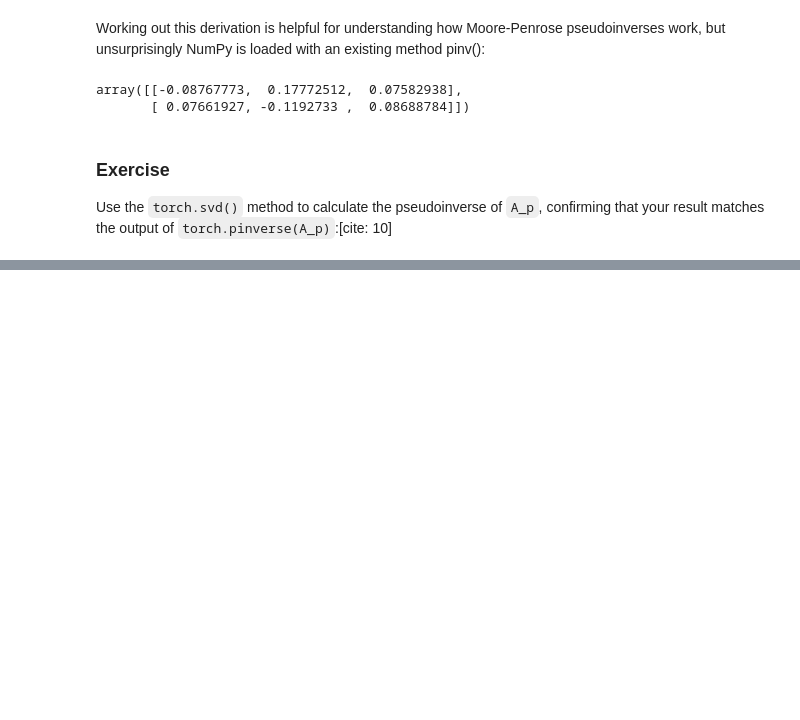
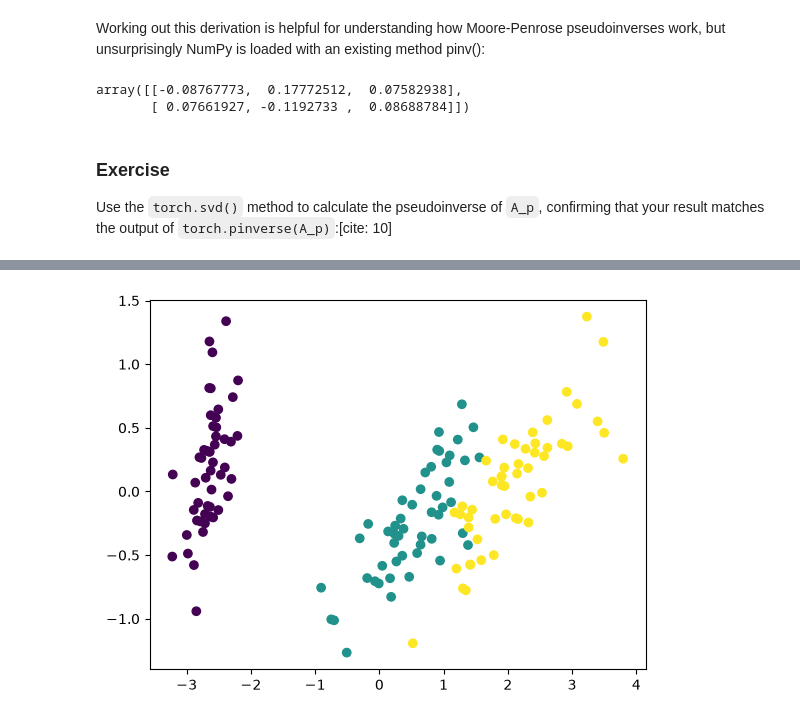
Before and after one commit to Diwas-Regmi/maths_for_machine_learning, a Jupyter notebook: 02_Linear_Algebra_II.ipynb, the cells around one changed output, grey strips where cells are left out. Saved outputs shown, nothing was run; the diff lists cells and outputs as text; code cells hidden in the pictures; blank space fills up the shorter version.

```diff
--- a/02_Linear_Algebra_II.ipynb
+++ b/02_Linear_Algebra_II.ipynb
@@ -1382,0 +1565,4 @@ tensor([[-1.,  3.,  5.],
+# %%
+_ = plt.scatter(X[:, 0], X[:, 1], c=iris.target)
+# %% [output]
+[figure, added]
```
Also changed, not shown: parts of 37 cells of this notebook.
